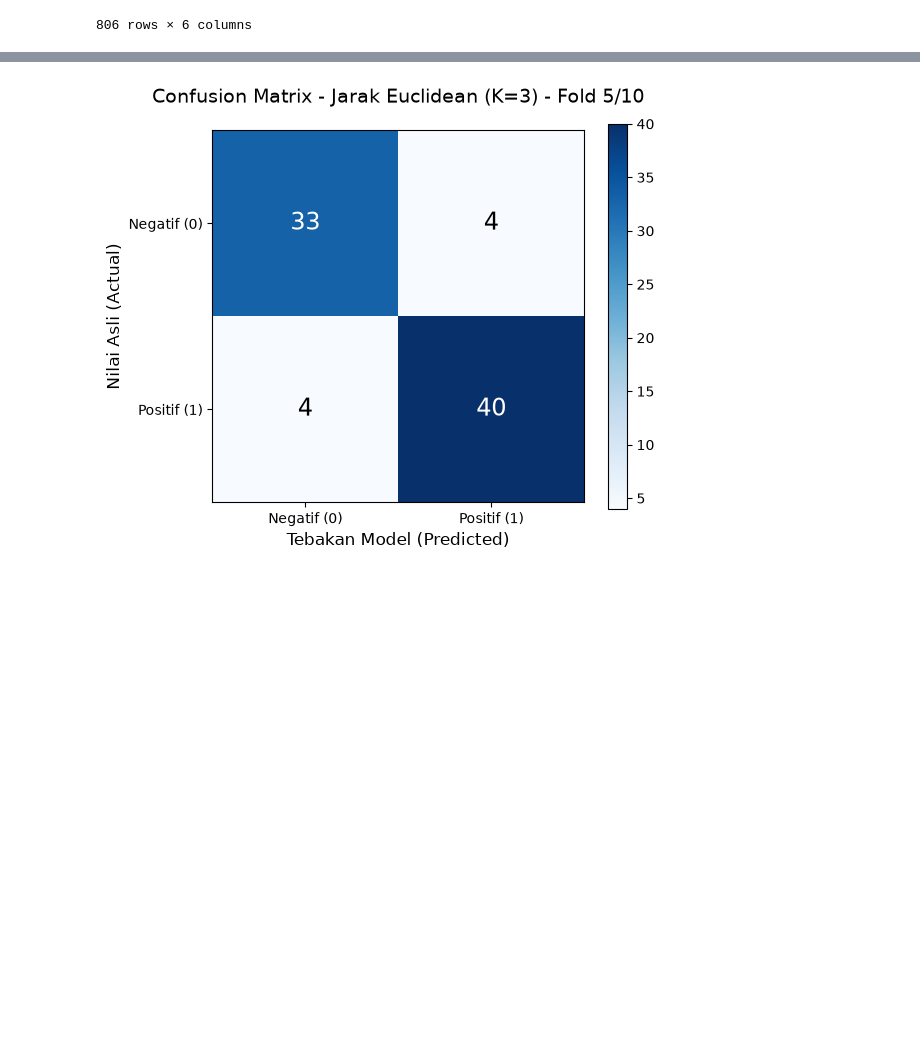
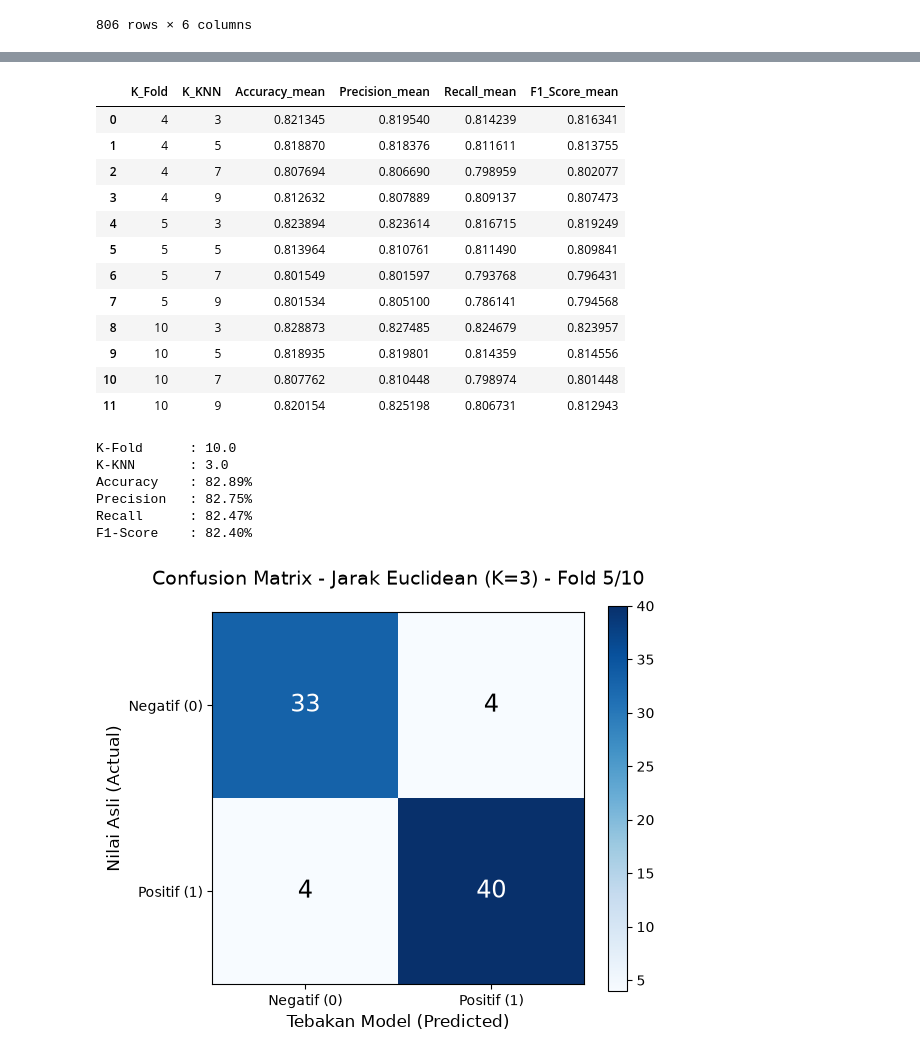
Before and after one commit to FajarRAP/januar-thesis-data-processing, a Jupyter notebook: app.ipynb, the cells around one changed output, grey strips where cells are left out. Cells and saved outputs as stored; diff of their text form; code cells hidden in the pictures; blank space fills up the shorter version.

```diff
--- a/app.ipynb
+++ b/app.ipynb
@@ -515,0 +462,3 @@ Fold 10/10 - K=9
+# %%
+X = kFoldDf[['norm_sistolik', 'norm_diastolik', 'norm_umur', 'norm_gds', 'transformed_gender']]
+y = kFoldDf['diagnosa']
@@ -540,3 +537,37 @@ sorted_df_results
+# %%
+summary_results = df_results.groupby(['K_Fold', 'K_KNN'])[['Accuracy', 'Precision', 'Recall', 'F1_Score']].agg(['mean']).reset_index()
+summary_results.columns = ['_'.join(col).strip('_') for col in summary_results.columns.values]
+summary_results
+# %% [output]
+|  | K_Fold | K_KNN | Accuracy_mean | Precision_mean | Recall_mean | F1_Score_mean |
+| 0 | 4 | 3 | 0.821345 | 0.819540 | 0.814239 | 0.816341 |
+| 1 | 4 | 5 | 0.818870 | 0.818376 | 0.811611 | 0.813755 |
+| 2 | 4 | 7 | 0.807694 | 0.806690 | 0.798959 | 0.802077 |
+| 3 | 4 | 9 | 0.812632 | 0.807889 | 0.809137 | 0.807473 |
+| 4 | 5 | 3 | 0.823894 | 0.823614 | 0.816715 | 0.819249 |
+| 5 | 5 | 5 | 0.813964 | 0.810761 | 0.811490 | 0.809841 |
+| 6 | 5 | 7 | 0.801549 | 0.801597 | 0.793768 | 0.796431 |
+| 7 | 5 | 9 | 0.801534 | 0.805100 | 0.786141 | 0.794568 |
+| 8 | 10 | 3 | 0.828873 | 0.827485 | 0.824679 | 0.823957 |
+| 9 | 10 | 5 | 0.818935 | 0.819801 | 0.814359 | 0.814556 |
+| 10 | 10 | 7 | 0.807762 | 0.810448 | 0.798974 | 0.801448 |
+| 11 | 10 | 9 | 0.820154 | 0.825198 | 0.806731 | 0.812943 |
+# %%
+sorted_kfold = summary_results.sort_values(by='Accuracy_mean', ascending=False)
+
+print(f"K-Fold      : {sorted_kfold.iloc[0]['K_Fold']}")
+print(f"K-KNN       : {sorted_kfold.iloc[0]['K_KNN']}")
+print(f"Accuracy    : {to_percent(sorted_kfold.iloc[0]['Accuracy_mean'])}")
+print(f"Precision   : {to_percent(sorted_kfold.iloc[0]['Precision_mean'])}")
+print(f"Recall      : {to_percent(sorted_kfold.iloc[0]['Recall_mean'])}")
+print(f"F1-Score    : {to_percent(sorted_kfold.iloc[0]['F1_Score_mean'])}")
+# %% [output]
+K-Fold      : 10.0
+K-KNN       : 3.0
+Accuracy    : 82.89%
+Precision   : 82.75%
+Recall      : 82.47%
+F1-Score    : 82.40%
 # %%
 for index, row in sorted_df_results.iterrows():
    display(row.Figure)
```
Also changed, not shown: parts of 3 cells of this notebook.
